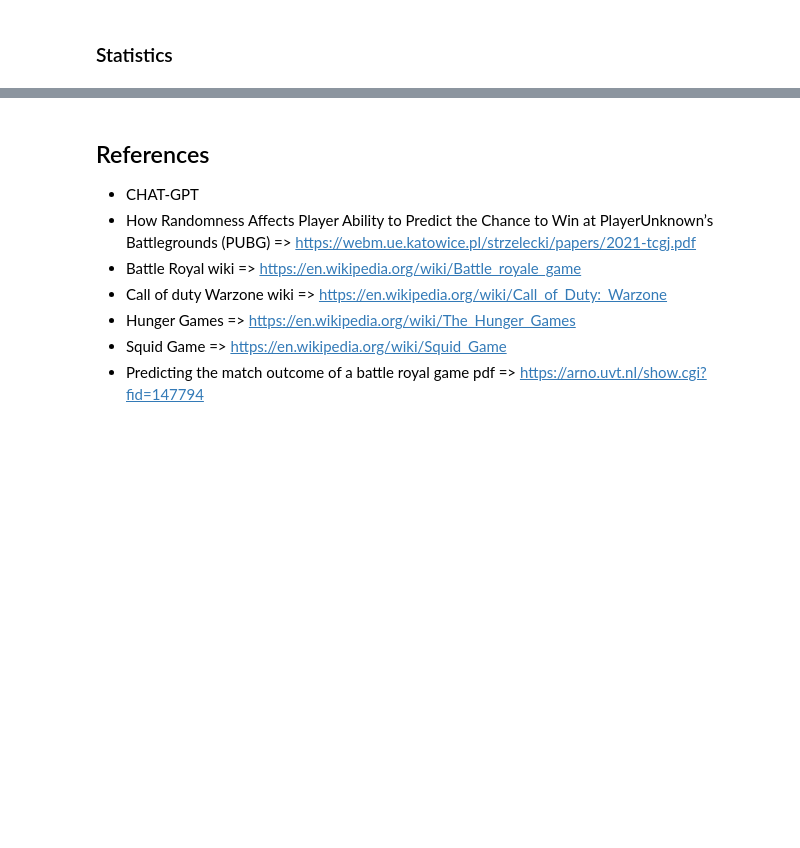
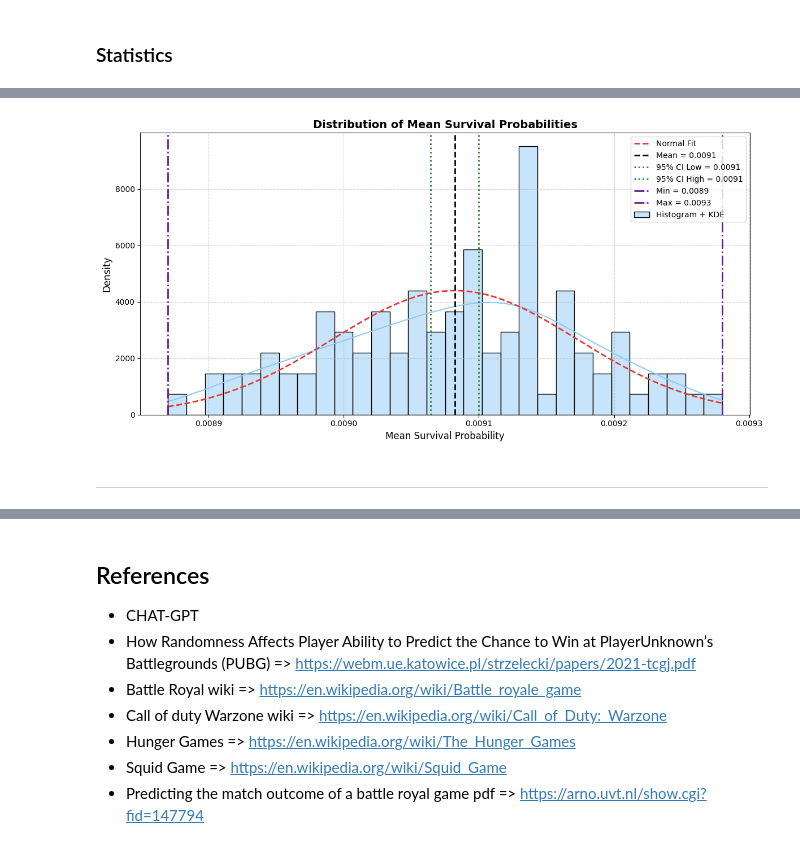
Before and after one commit to ViktorGeorgiev98/Battle_Royale_Survival_Rate, a Jupyter notebook: Battle_Royale_Survival_Rate.ipynb, the cells around one changed output, grey strips where cells are left out. Cells and saved outputs as stored; diff of their text form; code cells hidden in the pictures; blank space fills up the shorter version.

```diff
--- a/Battle_Royale_Survival_Rate.ipynb
+++ b/Battle_Royale_Survival_Rate.ipynb
@@ -638,6 +854,46 @@ print(f"Kurt => {kurt}")
 
 
 ---
+# %%
+plt.figure(figsize=(12, 6))
+
+# Histogram + KDE
+sns.histplot(total_mean_values, kde=True, stat="density", bins=30,
+             color="#90caf9", edgecolor="black", label="Histogram + KDE")
+
+# Normal distribution fit line (red dashed)
+x = np.linspace(np.min(total_mean_values), np.max(total_mean_values), 1000)
+plt.plot(x, stats.norm.pdf(x, final_mean_survival_chance, standard_deviation),
+         color="#e53935", linestyle='--', linewidth=2, label="Normal Fit")
+
+# Mean line (black dashed)
+plt.axvline(final_mean_survival_chance, color='black', linestyle='--', linewidth=2,
+            label=f"Mean = {final_mean_survival_chance:.4f}")
+
+# Confidence intervals (dark green dotted)
+plt.axvline(ci_low, color='#2e7d32', linestyle=':', linewidth=2,
+            label=f"95% CI Low = {ci_low:.4f}")
+plt.axvline(ci_high, color='#2e7d32', linestyle=':', linewidth=2,
+            label=f"95% CI High = {ci_high:.4f}")
+
+# Min and max (purple dotted)
+plt.axvline(min, color='#6a1b9a', linestyle='-.', linewidth=2,
+            label=f"Min = {min:.4f}")
+plt.axvline(max, color='#6a1b9a', linestyle='-.', linewidth=2,
+            label=f"Max = {max:.4f}")
+
+# Titles and labels
+plt.title("Distribution of Mean Survival Probabilities", fontsize=14, fontweight='bold')
+plt.xlabel("Mean Survival Probability", fontsize=12)
+plt.ylabel("Density", fontsize=12)
+plt.legend(loc="upper right", fontsize=10)
+plt.grid(True, linestyle='--', alpha=0.6)
+plt.tight_layout()
+plt.show()
+# %% [output]
+[figure, added]
+# %% [markdown]
+---
 # %% [markdown]
 ## Summary of research
 
```
Also changed, not shown: parts of 20 cells of this notebook.
